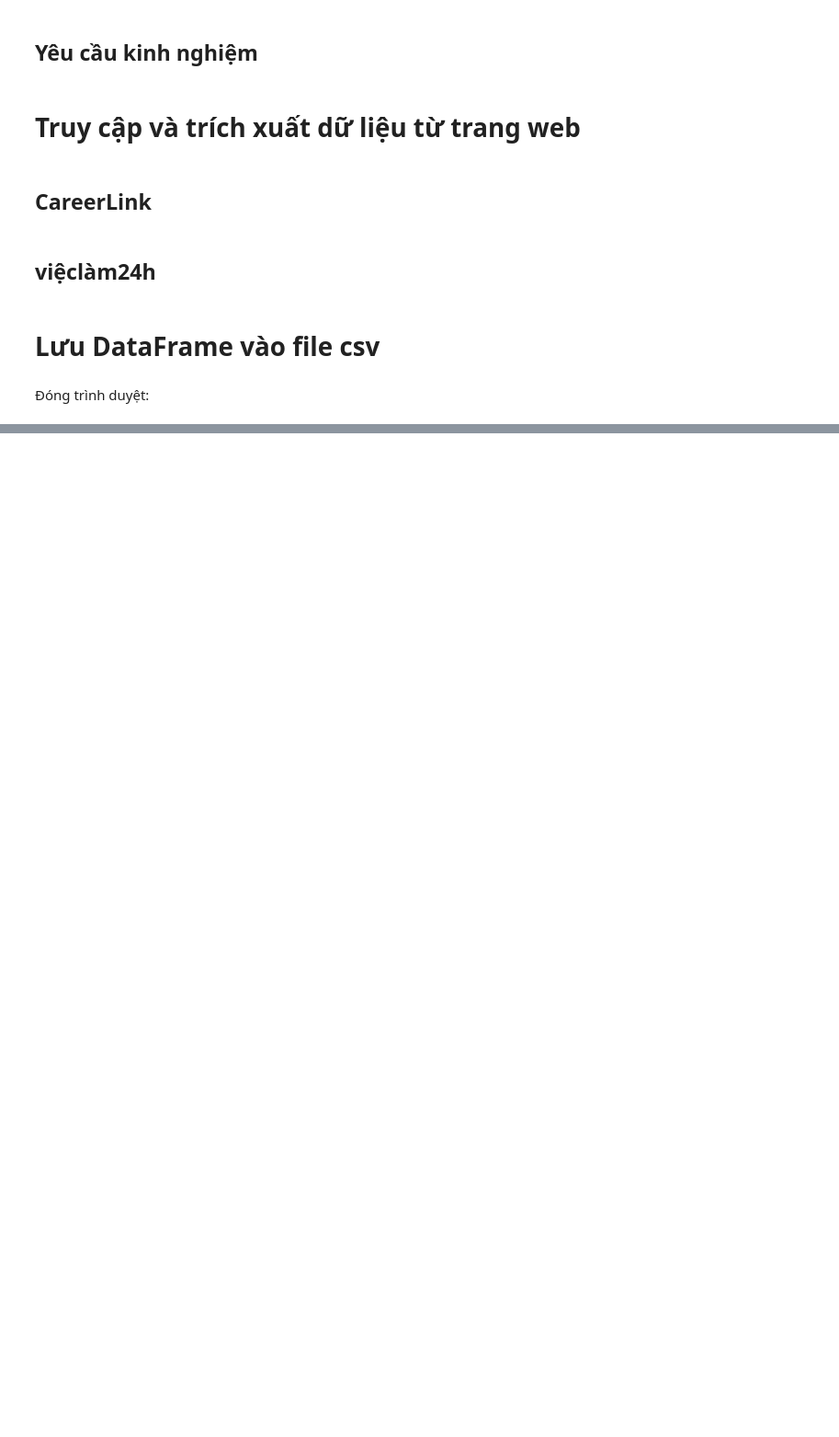
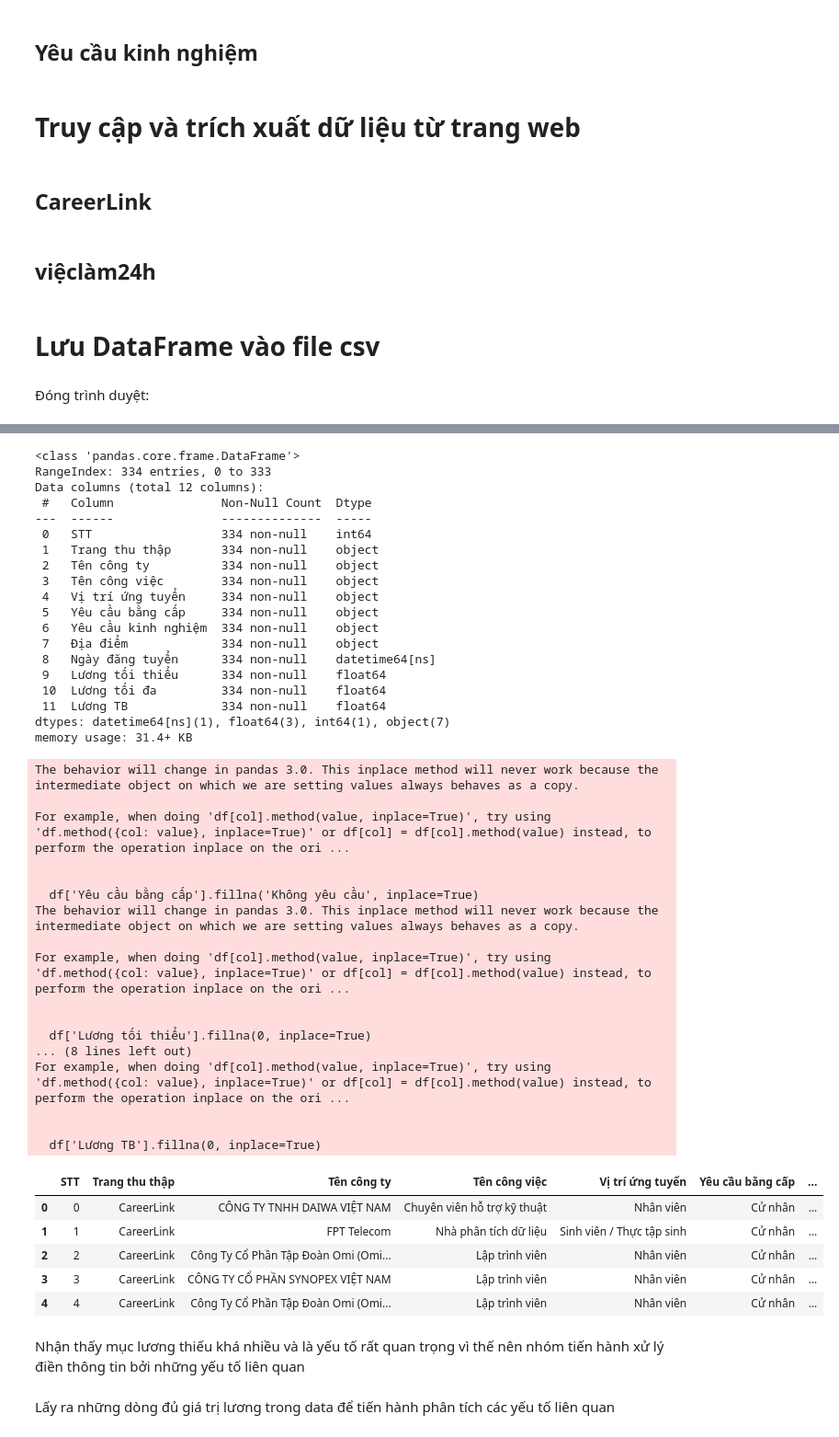
Before and after one commit to AnhDuy441/Final-Project-Data-Science, a Jupyter notebook: source.ipynb, the cells around one changed output, grey strips where cells are left out. Shown: that part at 92% size. Cells and saved outputs as stored; diff of their text form; code cells hidden in the pictures; blank space fills up the shorter version.

```diff
--- a/source.ipynb
+++ b/source.ipynb
@@ -476,0 +514,62 @@ driver.quit()
+# %%
+# Convert 'Ngày đăng tuyển' to datetime
+df['Ngày đăng tuyển'] = pd.to_datetime(df['Ngày đăng tuyển'], errors='coerce')
+
+# Fill missing values for 'Yêu cầu bằng cấp' with 'Không yêu cầu'
+df['Yêu cầu bằng cấp'].fillna('Không yêu cầu', inplace=True)
+
+# Fill missing values for salary columns with 0
+df['Lương tối thiểu'].fillna(0, inplace=True)
+df['Lương tối đa'].fillna(0, inplace=True)
+df['Lương TB'].fillna(0, inplace=True)
+
+# Verify the changes
+df.info()
+df.head()
+# %% [output]
+<class 'pandas.core.frame.DataFrame'>
+RangeIndex: 334 entries, 0 to 333
+Data columns (total 12 columns):
+ #   Column               Non-Null Count  Dtype
+---  ------               --------------  -----
+ 0   STT                  334 non-null    int64
+ 1   Trang thu thập       334 non-null    object
+ 2   Tên công ty          334 non-null    object
+ 3   Tên công việc        334 non-null    object
+ 4   Vị trí ứng tuyển     334 non-null    object
+ 5   Yêu cầu bằng cấp     334 non-null    object
+ 6   Yêu cầu kinh nghiệm  334 non-null    object
+ 7   Địa điểm             334 non-null    object
+ 8   Ngày đăng tuyển      334 non-null    datetime64[ns]
+ 9   Lương tối thiểu      334 non-null    float64
+ 10  Lương tối đa         334 non-null    float64
+ 11  Lương TB             334 non-null    float64
+dtypes: datetime64[ns](1), float64(3), int64(1), object(7)
+memory usage: 31.4+ KB
+The behavior will change in pandas 3.0. This inplace method will never work because the intermediate object on which we are setting values always behaves as a copy.
+
+For example, when doing 'df[col].method(value, inplace=True)', try using 'df.method({col: value}, inplace=True)' or df[col] = df[col].method(value) instead, to perform the operation inplace on the ori ...
+
+
+  df['Yêu cầu bằng cấp'].fillna('Không yêu cầu', inplace=True)
+The behavior will change in pandas 3.0. This inplace method will never work because the intermediate object on which we are setting values always behaves as a copy.
+
+For example, when doing 'df[col].method(value, inplace=True)', try using 'df.method({col: value}, inplace=True)' or df[col] = df[col].method(value) instead, to perform the operation inplace on the ori ...
+
+
+  df['Lương tối thiểu'].fillna(0, inplace=True)
+... (8 lines left out)
+For example, when doing 'df[col].method(value, inplace=True)', try using 'df.method({col: value}, inplace=True)' or df[col] = df[col].method(value) instead, to perform the operation inplace on the ori ...
+
+
+  df['Lương TB'].fillna(0, inplace=True)
+|  | STT | Trang thu thập | Tên công ty | Tên công việc | Vị trí ứng tuyển | Yêu cầu bằng cấp | ... |
+| 0 | 0 | CareerLink | CÔNG TY TNHH DAIWA VIỆT NAM | Chuyên viên hỗ trợ kỹ thuật | Nhân viên | Cử nhân | ... |
+| 1 | 1 | CareerLink | FPT Telecom | Nhà phân tích dữ liệu | Sinh viên / Thực tập sinh | Cử nhân | ... |
+| 2 | 2 | CareerLink | Công Ty Cổ Phần Tập Đoàn Omi (Omi... | Lập trình viên | Nhân viên | Cử nhân | ... |
+| 3 | 3 | CareerLink | CÔNG TY CỔ PHẦN SYNOPEX VIỆT NAM | Lập trình viên | Nhân viên | Cử nhân | ... |
+| 4 | 4 | CareerLink | Công Ty Cổ Phần Tập Đoàn Omi (Omi... | Lập trình viên | Nhân viên | Cử nhân | ... |
+# %% [markdown]
+Nhận thấy mục lương thiếu khá nhiều và là yếu tố rất quan trọng vì thế nên nhóm tiến hành xử lý điền thông tin bởi những yếu tố liên quan
+# %% [markdown]
+Lấy ra những dòng đủ giá trị lương trong data để tiến hành phân tích các yếu tố liên quan
```
Also changed, not shown: parts of 15 cells of this notebook.
